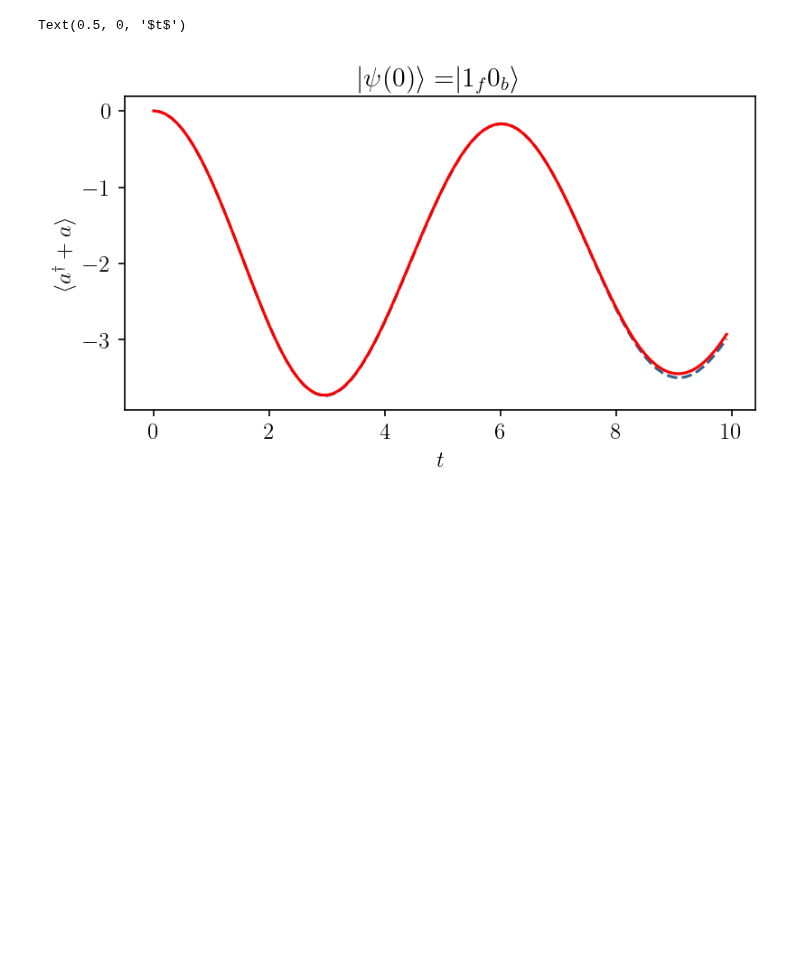
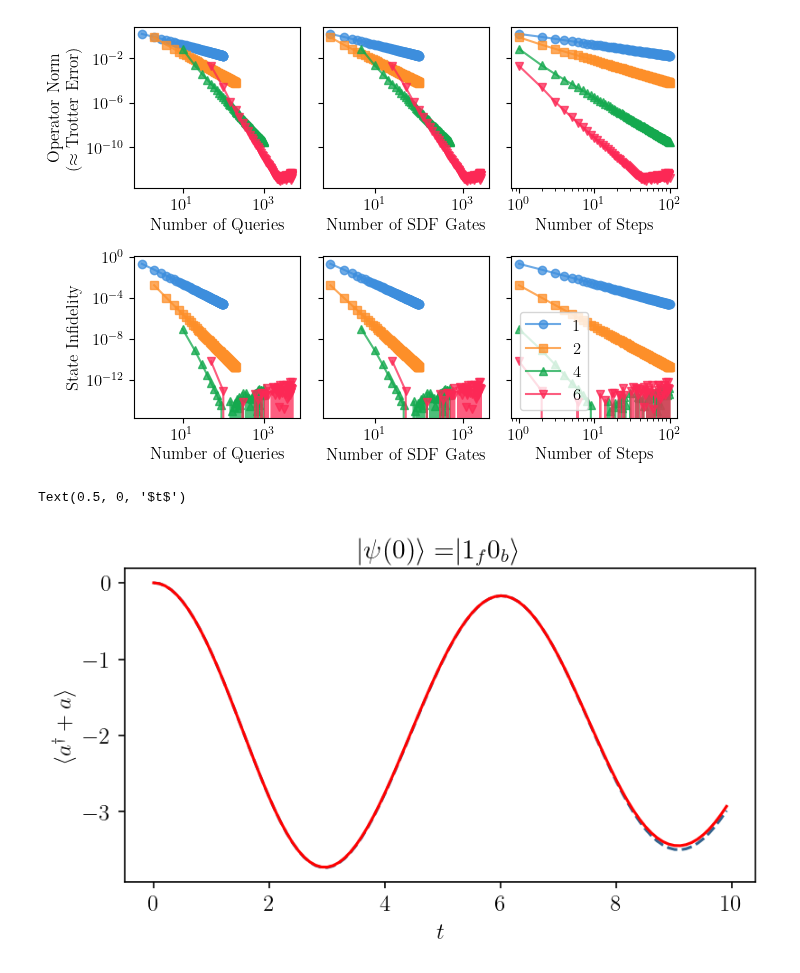
Before and after one commit to cgustin99/OpenParticle, a Jupyter notebook: models/Yukawa/static_yukawa_sv_sim.ipynb, the cells around one changed output. Cells and saved outputs as stored; diff of their text form; code cells hidden in the pictures; blank space fills up the shorter version.

Commit message:
Updating figures for trotter error simulations

```diff
--- a/models/Yukawa/static_yukawa_sv_sim.ipynb
+++ b/models/Yukawa/static_yukawa_sv_sim.ipynb
@@ -255,6 +86,98 @@ def compute_expectation_values_t(
         expectation_values.append(exp_val[0].real)
 
     return np.array(expectation_values)
+# %%
+from evolution import estimate_cost, estimate_state_fidelity, estimate_operator_norm_error
+import matplotlib.pyplot as plt
+Lambda = 7
+Ef, Eb, g = 1, 1, 1
+
+# t = max_qpe_time(Ef, Eb, g, Lambda)
+t = 1
+
+BLUE = "#3D8EDD"
+ORANGE = "#FD8F29"
+GREEN = "#14A94E"
+RED_ORANGE = "#FC4E14"
+RED = "#FC2855"
+PURPLE = "#DF6DF7"
+PINK = "#FD57CC"
+LIGHT_YELLOW = "#F7F0C3"
+YELLOW = "#FFE74C"
+
+COLORS = [BLUE, ORANGE, GREEN, RED]
+MARKERS = ["o", "s", "^", "v"]
+suzuki_trotter_orders = [1, 2, 4, 6]
+
+
+fig, axes = plt.subplots(2, 3, figsize=(17 / 2.54, 12 / 2.54))
+axes[0][0].set_ylabel("Operator Norm\n($\\approx$ Trotter Error)")
+axes[0][0].set_xlabel("Number of Queries")
+axes[0][1].set_ylabel("")
+axes[0][1].set_xlabel("Number of SDF Gates")
+axes[0][2].set_xlabel("Number of Steps")
+
+axes[1][0].set_ylabel("State Infidelity")
+axes[1][0].set_xlabel("Number of Queries")
+axes[1][1].set_ylabel("")
+axes[1][1].set_xlabel("Number of SDF Gates")
+axes[1][2].set_xlabel("Number of Steps")
+
+fermion_state = 'single_fermion'
+boson_state = 'zero_boson'
+initial_state = get_initial_state(fermion_state, boson_state, Lambda, g)
+
+for color, marker, suzuki in zip(COLORS, MARKERS, suzuki_trotter_orders):
+    numbers_of_queries = []
+    numbers_of_sdf_gates = []
+    operator_norms = []
+    state_infidelities = []
+    num_trotter_steps = []
+    num_steps = 1
+    num_queries, num_sdf_gates = estimate_cost(suzuki, num_steps)
+    while num_steps <= 100:
+        numbers_of_queries.append(num_queries)
+        numbers_of_sdf_gates.append(num_sdf_gates)
+        operator_norms.append(estimate_operator_norm_error(Ef, Eb, g, t, Lambda, suzuki, num_steps))
+        state_infidelities.append(1 - estimate_state_fidelity(Ef, Eb, g, t, Lambda, suzuki, num_steps, initial_state))
+        num_trotter_steps.append(num_steps)
+        num_steps += 1
+        num_queries, num_sdf_gates = estimate_cost(suzuki, num_steps)
+    axes[0][0].plot(numbers_of_queries, operator_norms, marker=marker, color=color, ms=6, alpha=0.75, label=suzuki)
+    axes[0][1].plot(numbers_of_sdf_gates, operator_norms, marker=marker, color=color, ms=6, alpha=0.75, label=suzuki)
+    axes[0][2].plot(num_trotter_steps, operator_norms, marker=marker, color=color, ms=6, alpha=0.75, label=suzuki)
+    axes[1][0].plot(numbers_of_queries, state_infidelities, marker=marker, color=color, ms=6, alpha=0.75, label=suzuki)
+    axes[1][1].plot(numbers_of_sdf_gates, state_infidelities, marker=marker, color=color, ms=6, alpha=0.75, label=suzuki)
+    axes[1][2].plot(num_trotter_steps, state_infidelities, marker=marker, color=color, ms=6, alpha=0.75, label=suzuki)
+
+axes[0][0].set_yscale("log")
+axes[0][1].set_yscale("log")
+axes[0][2].set_yscale("log")
+axes[1][0].set_yscale("log")
+axes[1][1].set_yscale("log")
+axes[1][2].set_yscale("log")
+
+axes[0][0].set_xscale("log")
+axes[0][1].set_xscale("log")
+axes[0][2].set_xscale("log")
+axes[1][0].set_xscale("log")
+axes[1][1].set_xscale("log")
+axes[1][2].set_xscale("log")
+# axes[0][0].set_xlim(0, 100)
+# axes[0][1].set_xlim(0, 100)
+# axes[1][0].set_xlim(0, 100)
+# axes[1][1].set_xlim(0, 100)
+
+axes[0][1].set_yticklabels([])
+axes[0][2].set_yticklabels([])
+axes[1][1].set_yticklabels([])
+axes[1][2].set_yticklabels([])
+
+axes[1][2].legend(loc="lower left")
+plt.tight_layout()
+plt.savefig("trotter_error_estimates.pdf", dpi=300)
+# %% [output]
+[figure, added]
 # %%
 def get_plot_y_label(operator_expectation):
     if operator_expectation == 'number_op_fermion':
```
Also changed, not shown: parts of 5 cells of this notebook, 2 other files.
